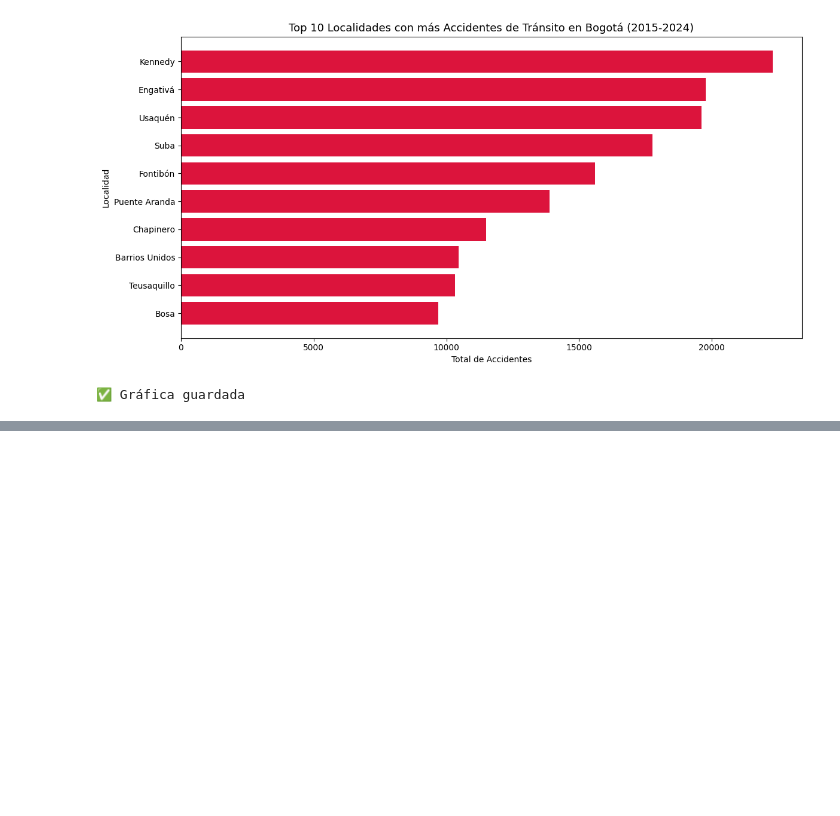
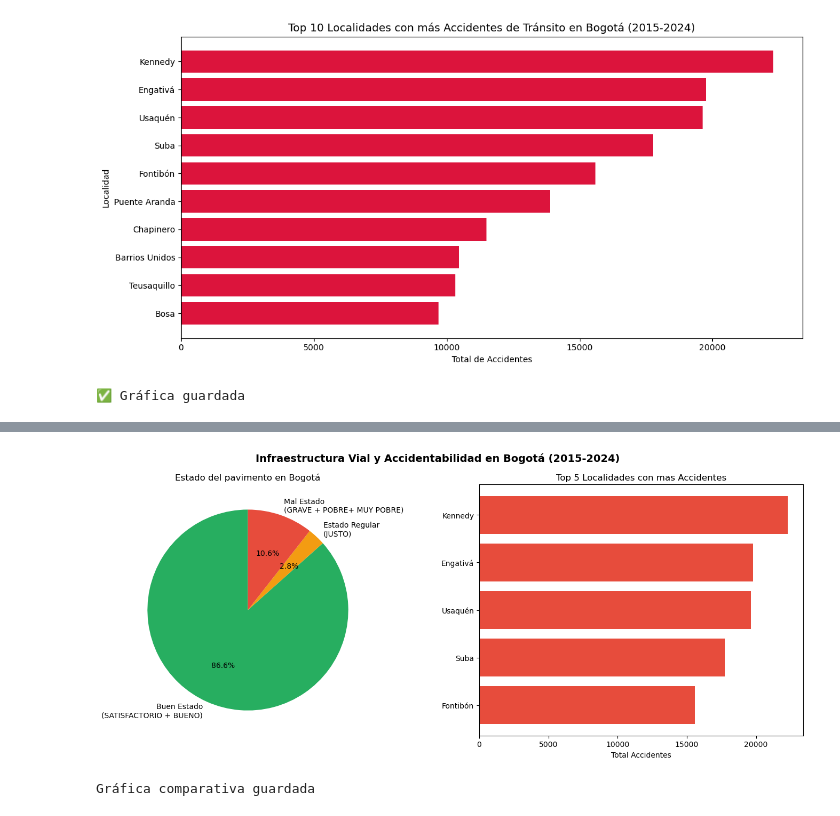
Before and after one commit to jforero-ds/Portafolio-data-science, a Jupyter notebook: proyecto-1-infraestructura-bogota/02_Scripts/analisis.ipynb, the cells around one changed output, grey strips where cells are left out. Cells and saved outputs as stored; diff of their text form; code cells hidden in the pictures; blank space fills up the shorter version.

```diff
--- a/proyecto-1-infraestructura-bogota/02_Scripts/analisis.ipynb
+++ b/proyecto-1-infraestructura-bogota/02_Scripts/analisis.ipynb
@@ -132,0 +184,31 @@ print("✅ Gráfica guardada")
+# %%
+#Celda 11 - Gráfica comparativaÑ accidentes vs estado pavimento
+resumen_estados = df_pavimento_limpio['ESTADO_SUPERFICIAL'].value_counts()
+
+estados_malos = resumen_estados[['GRAVE', 'POBRE', 'MUY POBRE']].sum()
+estados_buenos = resumen_estados[['SATISFACTORIO', 'BUENO']].sum()
+estados_regular = resumen_estados[['JUSTO']].sum()
+
+fig, axes = plt.subplots(1, 2, figsize=(14, 6))
+
+#Gráfica 1 - pie chart estado pavimento
+labels_pie = ['Buen Estado\n(SATISFACTORIO + BUENO)', 'Estado Regular\n(JUSTO)', 'Mal Estado\n(GRAVE + POBRE+ MUY POBRE)']
+valores_pie = [estados_buenos, estados_regular, estados_malos]
+colores_pie = ['#27ae60', '#f39c12', '#e74c3c']
+axes[0].pie(valores_pie, labels=labels_pie, colors = colores_pie, autopct='%1.1f%%', startangle=90)
+axes[0].set_title('Estado del pavimento en Bogotá', fontsize=12)
+
+#Gráfica 2 - top 5 localidades con mas accidentes
+top5 = accidentes_localidad.head(5).sort_values('TOTAL_ACCIDENTES')
+axes[1].barh(top5['NOMBRE_LOCALIDAD'], top5['TOTAL_ACCIDENTES'], color='#e74c3c')
+axes[1].set_title('Top 5 Localidades con mas Accidentes', fontsize=12)
+axes[1].set_xlabel('Total Accidentes')
+
+plt.suptitle('Infraestructura Vial y Accidentabilidad en Bogotá (2015-2024)',fontsize=14, fontweight='bold')
+plt.tight_layout()
+plt.savefig(r'C:\Users\jason\OneDrive\Documentos\GitHub\Portafolio-data-science\proyecto-1-infraestructura-bogota\grafica_comparativa_final.png', dpi=150)
+plt.show()
+print("Gráfica comparativa guardada")
+# %% [output]
+[figure, added]
+Gráfica comparativa guardada
```
Also changed, not shown: parts of 4 cells of this notebook, 3 other files.
